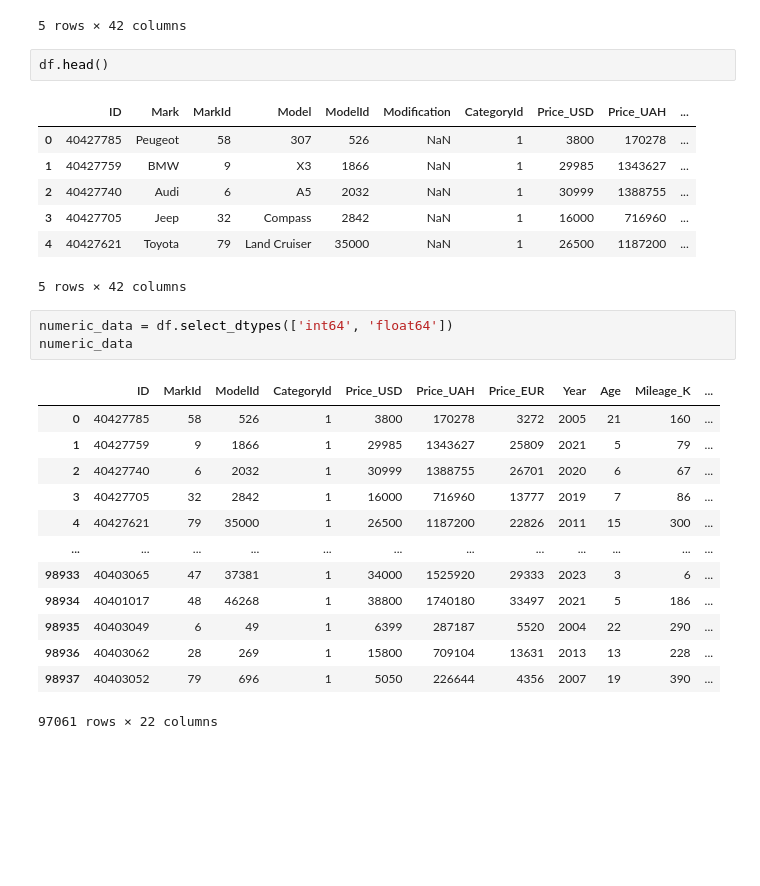
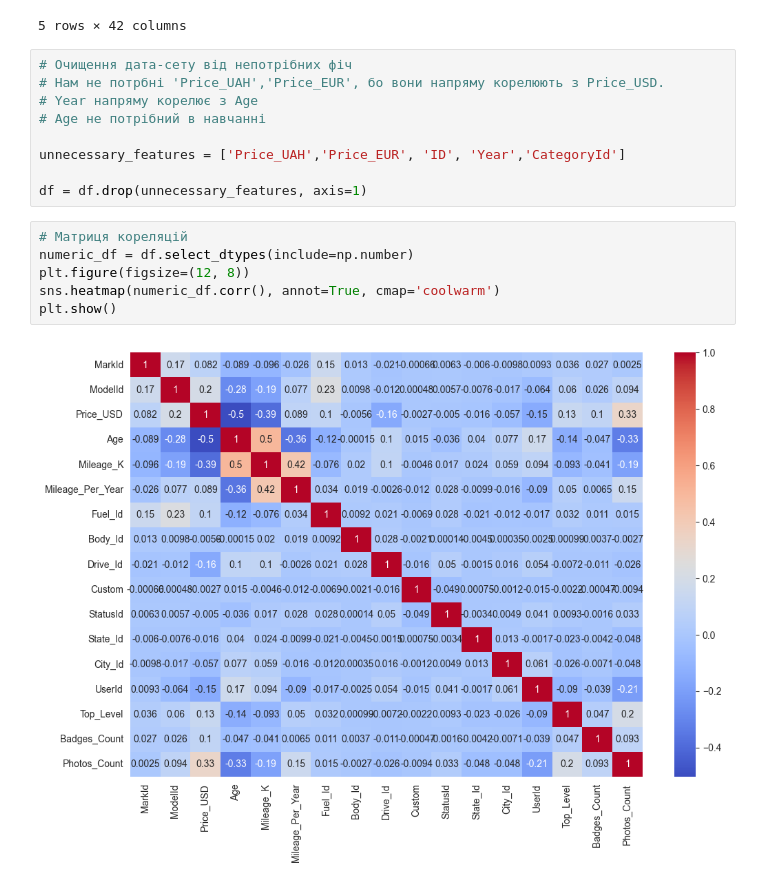
Before and after one commit to Chuchman-Dima/MarketScout, a Jupyter notebook: notebooks/main.ipynb, the cells around one changed output. Saved outputs shown, nothing was run; the diff lists cells and outputs as text; blank space fills up the shorter version.

Commit message:
Add correlation heatmap

```diff
--- a/notebooks/main.ipynb
+++ b/notebooks/main.ipynb
@@ -220,30 +220,20 @@ display(df.nsmallest(5, 'Age'))
 | 1875 | 40407522 | Mercedes-Benz | 48 | G-Class | 3048 | NaN | 1 | 337000 | 15104340 | ... |
 | 2124 | 40252222 | Zeekr | 55280 | 7X | 68666 | NaN | 1 | 50500 | 2263410 | ... |
 5 rows × 42 columns
-# %%
-df.head()
-# %% [output]
-|  | ID | Mark | MarkId | Model | ModelId | Modification | CategoryId | Price_USD | Price_UAH | ... |
-| 0 | 40427785 | Peugeot | 58 | 307 | 526 | NaN | 1 | 3800 | 170278 | ... |
-| 1 | 40427759 | BMW | 9 | X3 | 1866 | NaN | 1 | 29985 | 1343627 | ... |
-| 2 | 40427740 | Audi | 6 | A5 | 2032 | NaN | 1 | 30999 | 1388755 | ... |
-| 3 | 40427705 | Jeep | 32 | Compass | 2842 | NaN | 1 | 16000 | 716960 | ... |
-| 4 | 40427621 | Toyota | 79 | Land Cruiser | 35000 | NaN | 1 | 26500 | 1187200 | ... |
-5 rows × 42 columns
-# %%
-numeric_data = df.select_dtypes(['int64', 'float64'])
-numeric_data
-# %% [output]
-|  | ID | MarkId | ModelId | CategoryId | Price_USD | Price_UAH | Price_EUR | Year | Age | Mileage_K | ... |
-| 0 | 40427785 | 58 | 526 | 1 | 3800 | 170278 | 3272 | 2005 | 21 | 160 | ... |
-| 1 | 40427759 | 9 | 1866 | 1 | 29985 | 1343627 | 25809 | 2021 | 5 | 79 | ... |
-| 2 | 40427740 | 6 | 2032 | 1 | 30999 | 1388755 | 26701 | 2020 | 6 | 67 | ... |
-| 3 | 40427705 | 32 | 2842 | 1 | 16000 | 716960 | 13777 | 2019 | 7 | 86 | ... |
-| 4 | 40427621 | 79 | 35000 | 1 | 26500 | 1187200 | 22826 | 2011 | 15 | 300 | ... |
-| ... | ... | ... | ... | ... | ... | ... | ... | ... | ... | ... | ... |
-| 98933 | 40403065 | 47 | 37381 | 1 | 34000 | 1525920 | 29333 | 2023 | 3 | 6 | ... |
-| 98934 | 40401017 | 48 | 46268 | 1 | 38800 | 1740180 | 33497 | 2021 | 5 | 186 | ... |
-| 98935 | 40403049 | 6 | 49 | 1 | 6399 | 287187 | 5520 | 2004 | 22 | 290 | ... |
-| 98936 | 40403062 | 28 | 269 | 1 | 15800 | 709104 | 13631 | 2013 | 13 | 228 | ... |
-| 98937 | 40403052 | 79 | 696 | 1 | 5050 | 226644 | 4356 | 2007 | 19 | 390 | ... |
-97061 rows × 22 columns
+# %%
+# Очищення дата-сету від непотрібних фіч
+# Нам не потрбні 'Price_UAH','Price_EUR', бо вони напряму корелюють з Price_USD.
+# Year напряму корелює з Age
+# Age не потрібний в навчанні
+
+unnecessary_features = ['Price_UAH','Price_EUR', 'ID', 'Year','CategoryId']
+
+df = df.drop(unnecessary_features, axis=1)
+# %%
+# Матриця кореляцій
+numeric_df = df.select_dtypes(include=np.number)
+plt.figure(figsize=(12, 8))
+sns.heatmap(numeric_df.corr(), annot=True, cmap='coolwarm')
+plt.show()
+# %% [output]
+[figure, added]
```
